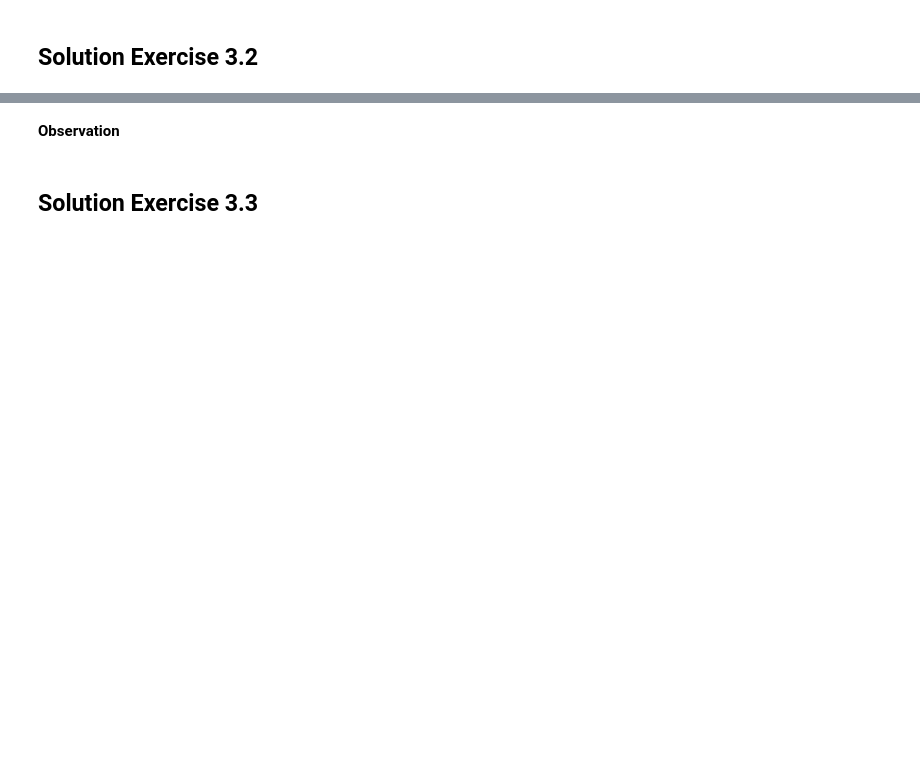
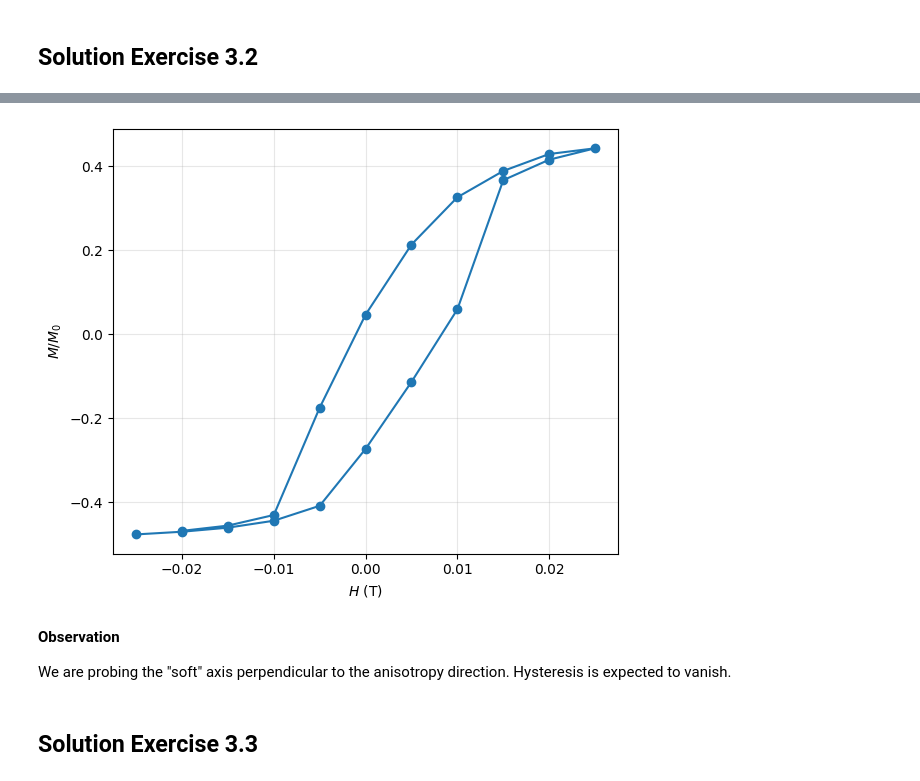
Before and after one commit to dy8656/ESM-Summer-School-2026---Mumax3, a Jupyter notebook: mumax3_ESM_Summer_School_2026_Exercise_solutions.ipynb, the cells around one changed output, grey strips where cells are left out. Cells and saved outputs as stored; diff of their text form; code cells hidden in the pictures; blank space fills up the shorter version.

```diff
--- a/mumax3_ESM_Summer_School_2026_Exercise_solutions.ipynb
+++ b/mumax3_ESM_Summer_School_2026_Exercise_solutions.ipynb
@@ -1149,36 +1286,40 @@ f.close()
 import numpy as np
 import matplotlib.pyplot as plt
 
 # Load data
 data = np.loadtxt("example3_exercise32.out/table.txt", skiprows=1)
 
 # Magnetization
 mx, my, mz = data[:,1], data[:,2], data[:,3]
 
 # External field
 Bx, By, Bz = data[:,4], data[:,5], data[:,6]
 
 # Projection M and B
-angle = 15*np.pi/180
+angle = 30*np.pi/180
 projm = mx*np.sin(angle) + my*np.cos(angle)
 
 projB = Bx*np.sin(angle)+ By*np.cos(angle)
 
 # Plot
 plt.figure(figsize=(6,5))
 plt.plot(projB, projm, 'o-', markersize=6)
 plt.ylabel(r'$M/M_0$')
 plt.xlabel(r'$H$ (T)')
 
 plt.grid(True, alpha=0.3)
 
 plt.tight_layout()
 
 plt.savefig("example3_exercise32.out/M_vs_B.pdf")
 
 plt.show()
+# %% [output]
+[figure, added]
-# %% [markdown]
-**Observation**
+# %% [markdown]
+**Observation**
+
+We are probing the "soft" axis perpendicular to the anisotropy direction. Hysteresis is expected to vanish.
 # %% [markdown]
 ## Solution Exercise 3.3
 # %%
```
Also changed, not shown: parts of 29 cells of this notebook.
